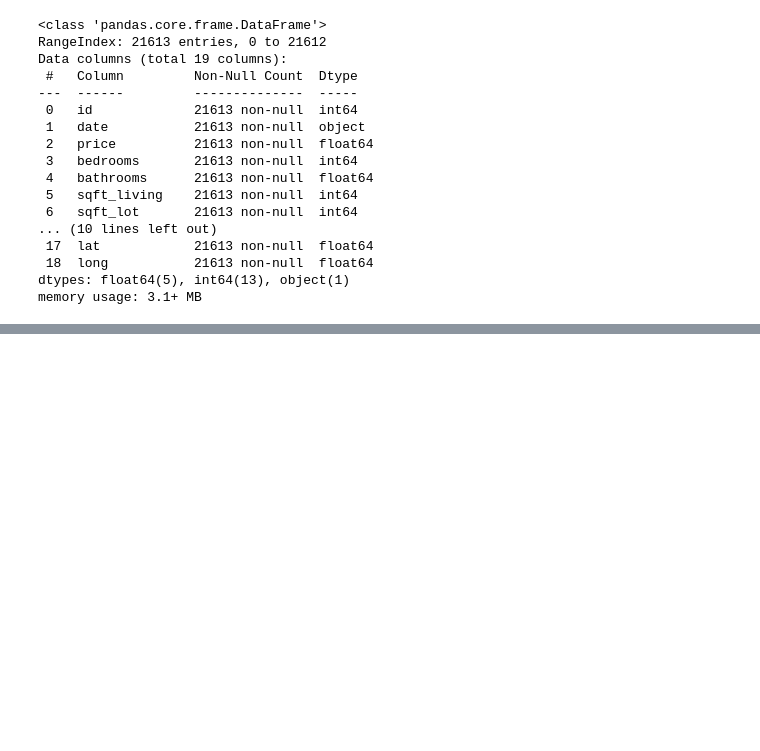
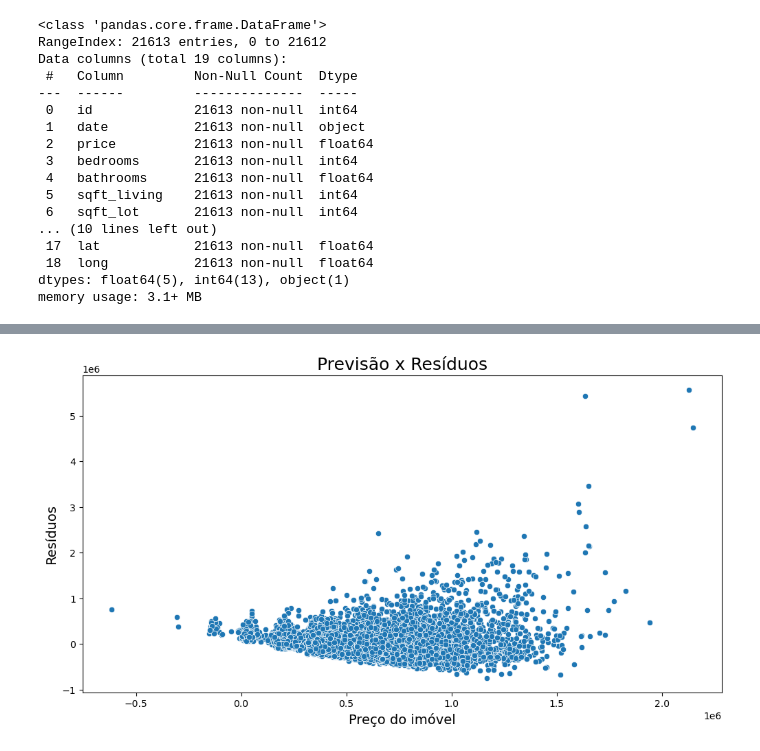
Before and after one commit to luanans/Bootcamp-WoMakersCode, a Jupyter notebook: Desafio Estatística/Challenge Modelos Regessivos.ipynb, the cells around one changed output, grey strips where cells are left out. Drawn from its saved outputs; the diff is of its cells as text; code cells hidden in the pictures; blank space fills up the shorter version.

```diff
--- a/Desafio Estatística/Challenge Modelos Regessivos.ipynb
+++ b/Desafio Estatística/Challenge Modelos Regessivos.ipynb
@@ -87,0 +141,9 @@ df.describe()
+# %%
+from sklearn.model_selection import train_test_split
+
+y = df['price']
+X = df[['bathrooms', 'sqft_above']]
+X2 = df[['bathrooms', 'grade', 'sqft_above']]
+
+X_train, X_test, y_train, y_test = train_test_split(X, y, test_size=0.3, random_state=42)
+X2_train, X2_test, y2_train, y2_test = train_test_split(X2, y, test_size=0.3, random_state=42)
@@ -87,0 +152,6 @@ df.describe()
+# %%
+model = LinearRegression()
+model2 = LinearRegression()
+# %%
+model.fit(X_train, y_train)
+model2.fit(X2_train, y2_train)
@@ -87,0 +216,4 @@ df.describe()
+# %%
+y2_pred_train = model2.predict(X2_train)
+residuo = y2_train - y2_pred_train
+residuo
@@ -87,0 +233,9 @@ df.describe()
+# %%
+ax = sns.scatterplot(x=y2_pred_train, y=residuo)
+ax.figure.set_size_inches(12, 6)
+ax.set_title('Previsão x Resíduos', fontsize=18)
+ax.set_ylabel('Resíduos', fontsize=14)
+ax.set_xlabel('Preço do imóvel', fontsize=14)
+plt.show()
+# %% [output]
+[figure, added]
```
Also changed, not shown: parts of 36 cells of this notebook, 4 other files.
